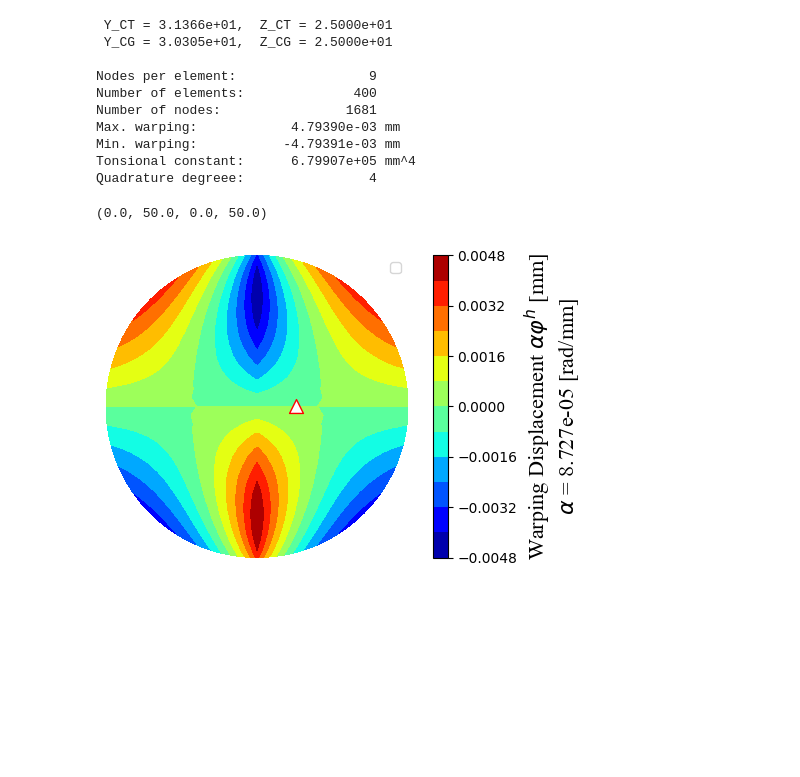
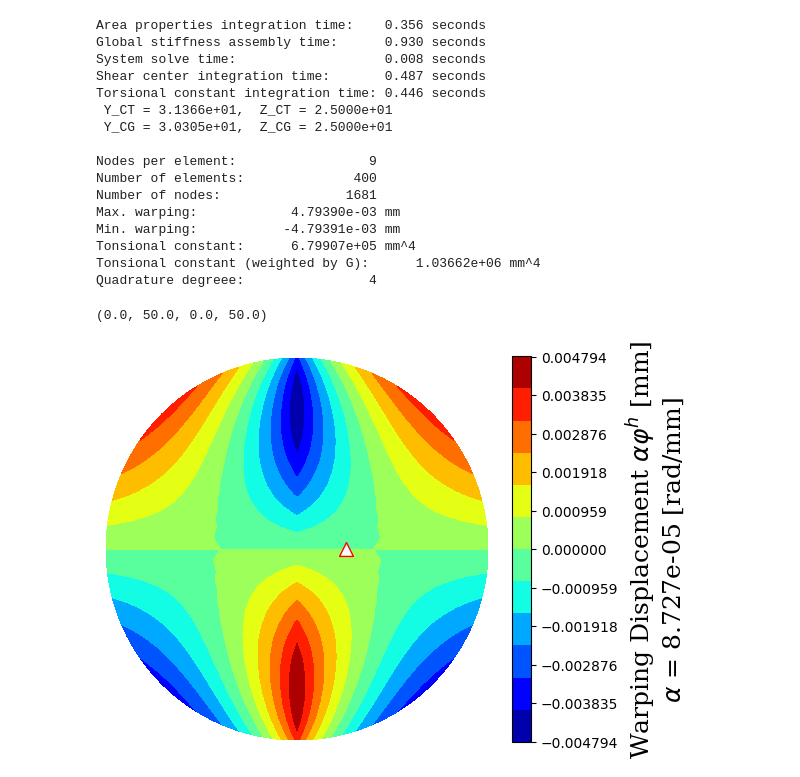
Before and after one commit to tiagoburiol/fb.beamSection, a Jupyter notebook: examples/2_bimaterial_circular/bimaterial_circular_section.ipynb, the cells around one changed output. Saved outputs shown, nothing was run; the diff lists cells and outputs as text; code cells hidden in the pictures; blank space fills up the shorter version.

```diff
--- a/examples/2_bimaterial_circular/bimaterial_circular_section.ipynb
+++ b/examples/2_bimaterial_circular/bimaterial_circular_section.ipynb
@@ -28,10 +28,12 @@ rate = np.radians(0.05)/10
 
 
 # Center of twist and modulus-weighted center of gravity
-Y_CT = sec.areaProperties['Y_CT']
-Z_CT = sec.areaProperties['Z_CT']
-Y_CG = sec.areaProperties['Y_CG_weighted']
-Z_CG = sec.areaProperties['Z_CG_weighted']
+areaProps = sec.getAreaProperties()
+Y_CT = areaProps['Y_CT']
+Z_CT = areaProps['Z_CT']
+
+Y_CG = areaProps['Y_CG_w']
+Z_CG = areaProps['Z_CG_w']
 
 print(f'{ Y_CT = :.4e}, { Z_CT = :.4e}')
 print(f'{ Y_CG = :.4e}, { Z_CG = :.4e}')
@@ -41,9 +43,15 @@ print(f'Number of elements:     {len(  secElems[:,0]): 12d}')
 print(f'Number of nodes:        {len(  secNodes[:,0]): 12d}')
 print(f'Max. warping:           {np.max(sec.displacements*rate): 12.5e} mm')
 print(f'Min. warping:           {np.min(sec.displacements*rate): 12.5e} mm')
-print(f'Tonsional constant:     {sec.areaProperties["torsionalConstant"]: 12.5e} mm^4')
+print(f'Tonsional constant:     {areaProps["J_phi"]: 12.5e} mm^4')
+print(f'Tonsional constant (weighted by G):     {areaProps["J_phi_w_G"]: 12.5e} mm^4')
 print(f'Quadrature degreee:     {sec.intDegree : 12d}')
 # %% [output]
+Area properties integration time:    0.356 seconds
+Global stiffness assembly time:      0.930 seconds
+System solve time:                   0.008 seconds
+Shear center integration time:       0.487 seconds
+Torsional constant integration time: 0.446 seconds
  Y_CT = 3.1366e+01,  Z_CT = 2.5000e+01
  Y_CG = 3.0305e+01,  Z_CG = 2.5000e+01
 
@@ -53,15 +61,17 @@ Number of nodes:                1681
 Max. warping:            4.79390e-03 mm
 Min. warping:           -4.79391e-03 mm
 Tonsional constant:      6.79907e+05 mm^4
+Tonsional constant (weighted by G):      1.03662e+06 mm^4
 Quadrature degreee:                4
 # %%
 # Maximum and minumum displacement values from ABAQUS
 vmax =  4.820e-3
 vmin = -4.820e-3
 
-fig, ax = sec.plotWarping(levels=12, showMesh=False, showCG=False, fig_num=2, unit='mm', twistRate=rate, vmax=vmax,vmin=vmin)
-ax.legend([])
+fig, ax = sec.plotWarping(twistRate=rate, levels=12, showMesh=False, showCG=False, lengthUnits='mm',
+                          vmax=vmax,vmin=vmin)
+ax.get_legend().remove()
 ax.axis('off')
 # %% [output]
 (0.0, 50.0, 0.0, 50.0)
-[figure, old version]
+[figure, new version]
```
Also changed, not shown: parts of 1 cell of this notebook, 7 other files.
